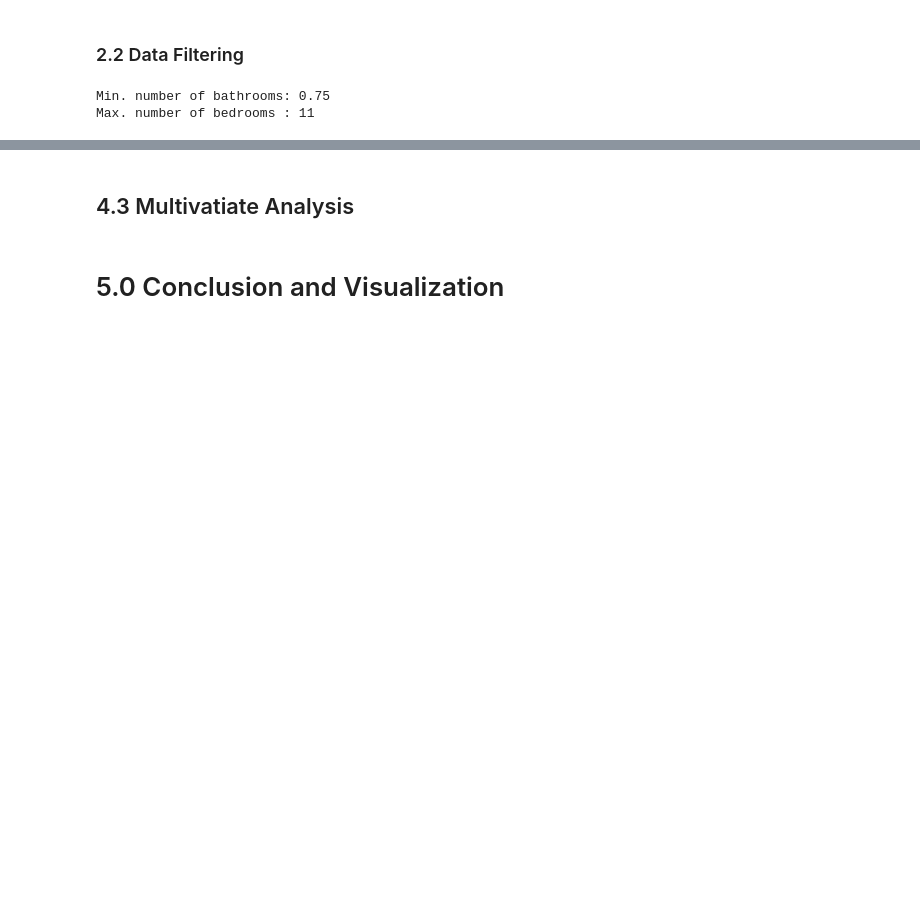
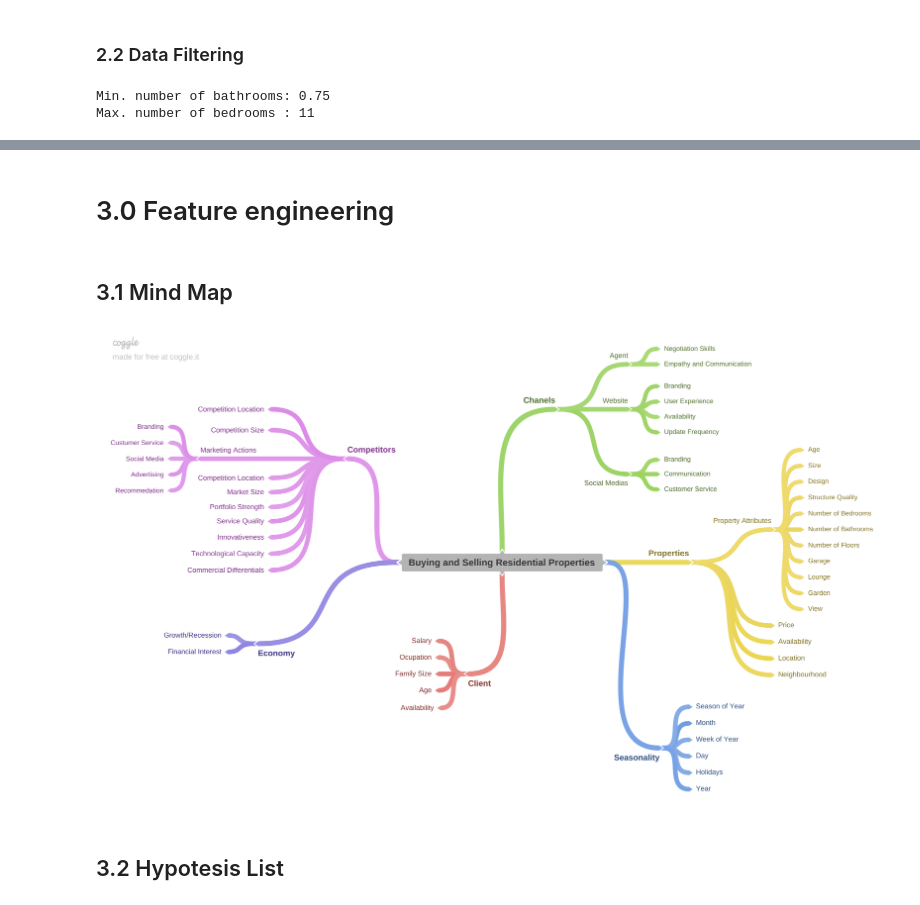
Before and after one commit to anaclaudialemos/housing_market_analysis, a Jupyter notebook: buying_selling_houses_analysis.ipynb, the cells around one changed output, grey strips where cells are left out. Drawn from its saved outputs; the diff is of its cells as text; code cells hidden in the pictures; blank space fills up the shorter version.

Commit message:
Feature engineering

```diff
--- a/buying_selling_houses_analysis.ipynb
+++ b/buying_selling_houses_analysis.ipynb
@@ -311,4 +295,2 @@ df3 = df2.copy()
-# %% [markdown]
-## 4.3 Multivatiate Analysis
-# %% [markdown]
-# 5.0 Conclusion and Visualization
+# %% [markdown]
+# 3.0 Feature engineering
@@ -314,0 +299,8 @@ df3 = df2.copy()
+# %% [markdown]
+## 3.1 Mind Map
+# %%
+Image('images/mind_map.png')
+# %% [output]
+[figure, added]
+# %% [markdown]
+## 3.2 Hypotesis List
```
Also changed, not shown: parts of 18 cells of this notebook.
